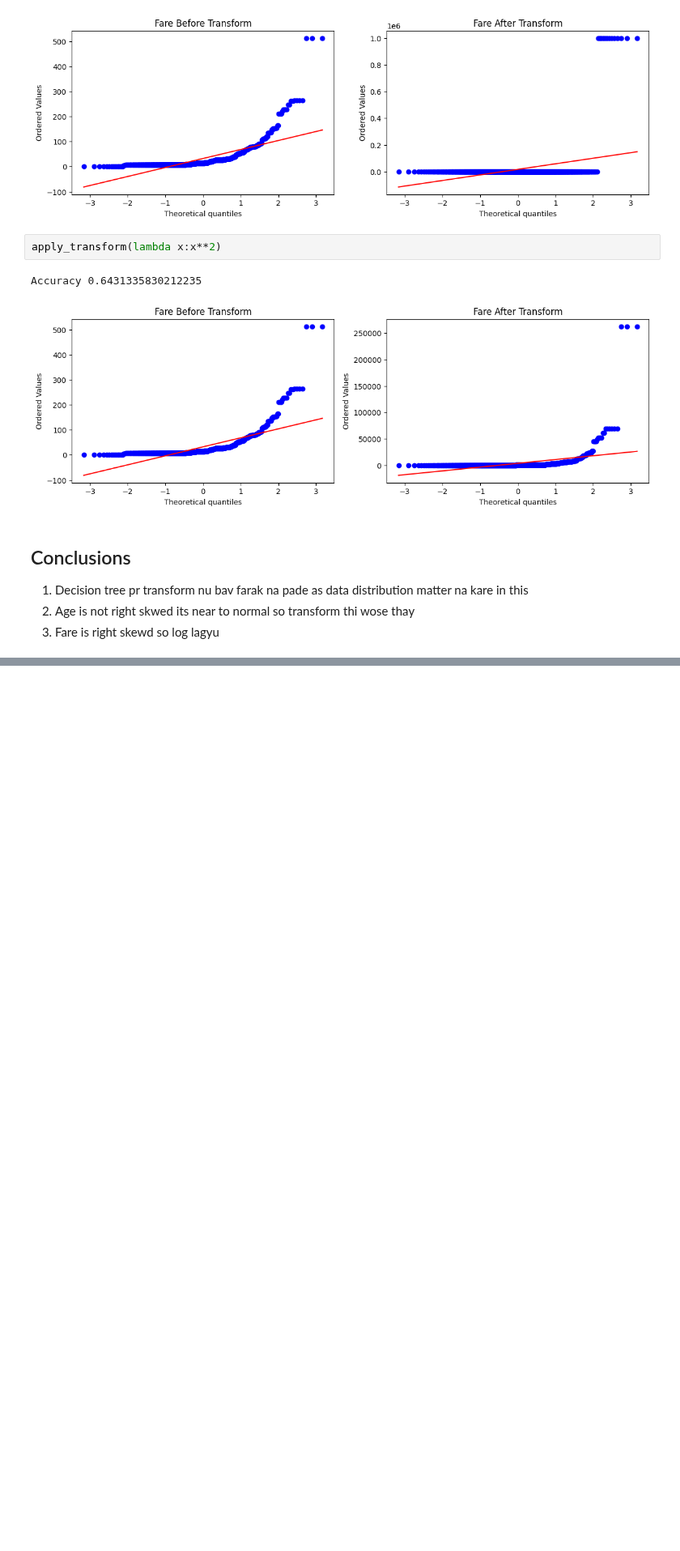
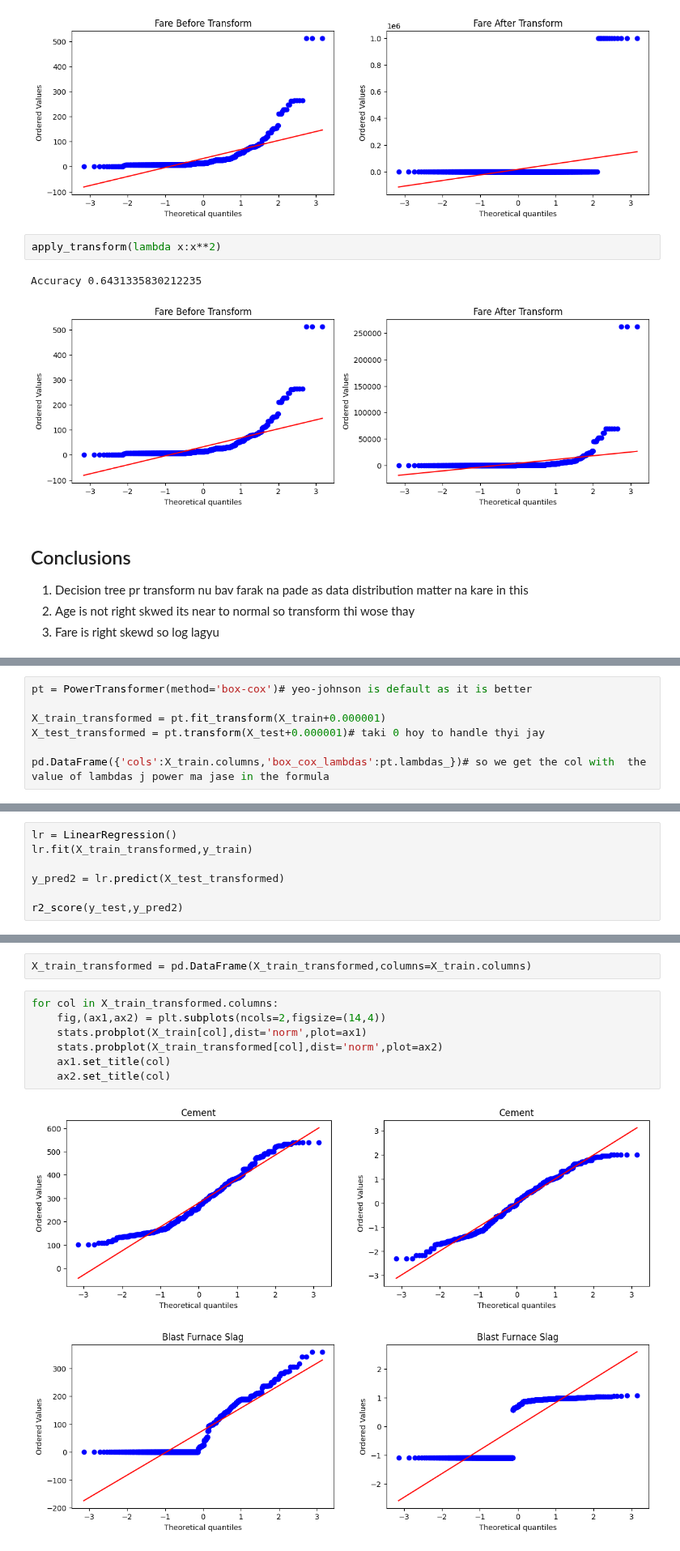
Before and after one commit to fadiamaanyadotcom/ML, a Jupyter notebook: Feature-eng/feature-transform/mathematical-transform/Untitled.ipynb, the cells around one changed output, grey strips where cells are left out. Shown at 81% size. Drawn from its saved outputs; the diff is of its cells as text; blank space fills up the shorter version.

```diff
--- a/Feature-eng/feature-transform/mathematical-transform/Untitled.ipynb
+++ b/Feature-eng/feature-transform/mathematical-transform/Untitled.ipynb
@@ -246,0 +380,7 @@ Accuracy 0.6431335830212235
+# %%
+pt = PowerTransformer(method='box-cox')# yeo-johnson is default as it is better
+
+X_train_transformed = pt.fit_transform(X_train+0.000001)
+X_test_transformed = pt.transform(X_test+0.000001)# taki 0 hoy to handle thyi jay
+
+pd.DataFrame({'cols':X_train.columns,'box_cox_lambdas':pt.lambdas_})# so we get the col with  the value of lambdas j power ma jase in the formula
@@ -246,0 +397,7 @@ Accuracy 0.6431335830212235
+# %%
+lr = LinearRegression()
+lr.fit(X_train_transformed,y_train)
+
+y_pred2 = lr.predict(X_test_transformed)
+
+r2_score(y_test,y_pred2)
@@ -246,0 +414,12 @@ Accuracy 0.6431335830212235
+# %%
+X_train_transformed = pd.DataFrame(X_train_transformed,columns=X_train.columns)
+# %%
+for col in X_train_transformed.columns:
+    fig,(ax1,ax2) = plt.subplots(ncols=2,figsize=(14,4))
+    stats.probplot(X_train[col],dist='norm',plot=ax1)
+    stats.probplot(X_train_transformed[col],dist='norm',plot=ax2)
+    ax1.set_title(col)
+    ax2.set_title(col)
+# %% [output]
+[figure, added]
+[figure, added]
```
Also changed, not shown: parts of 28 cells of this notebook.
